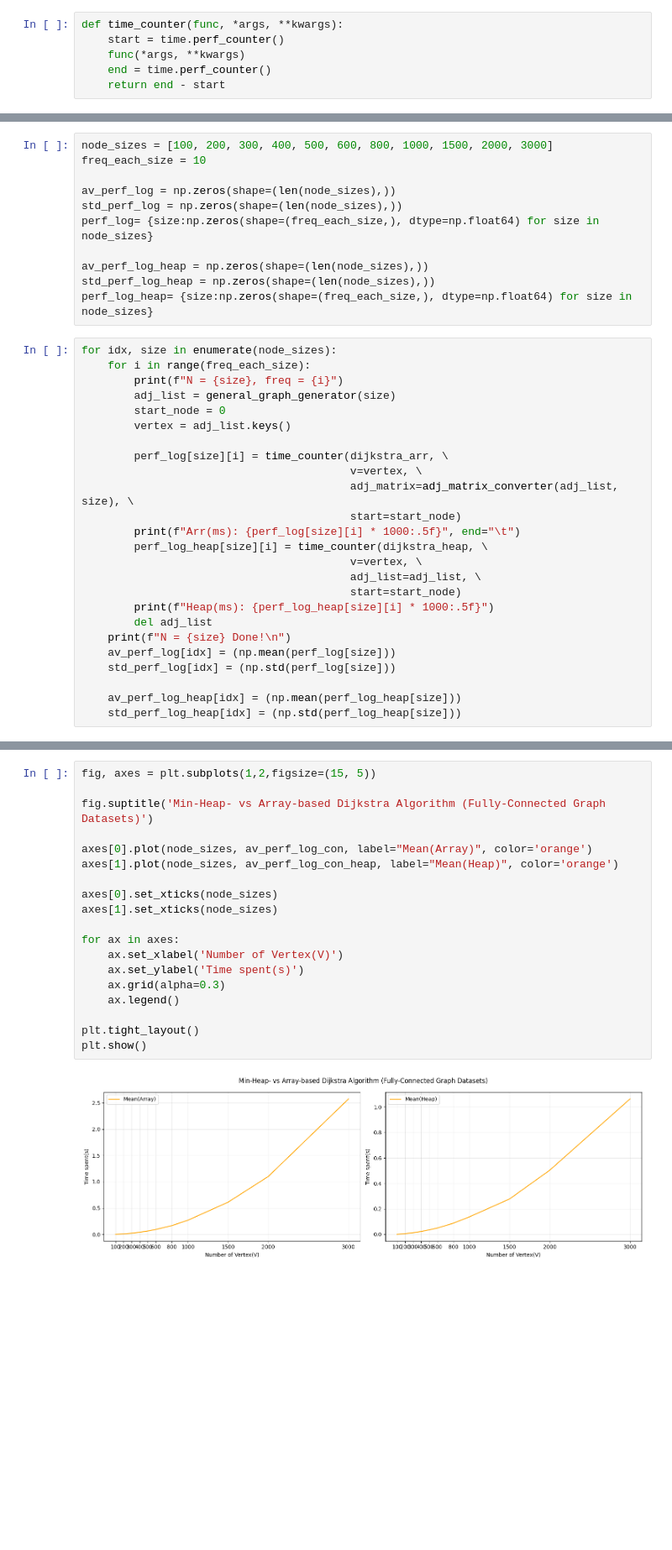
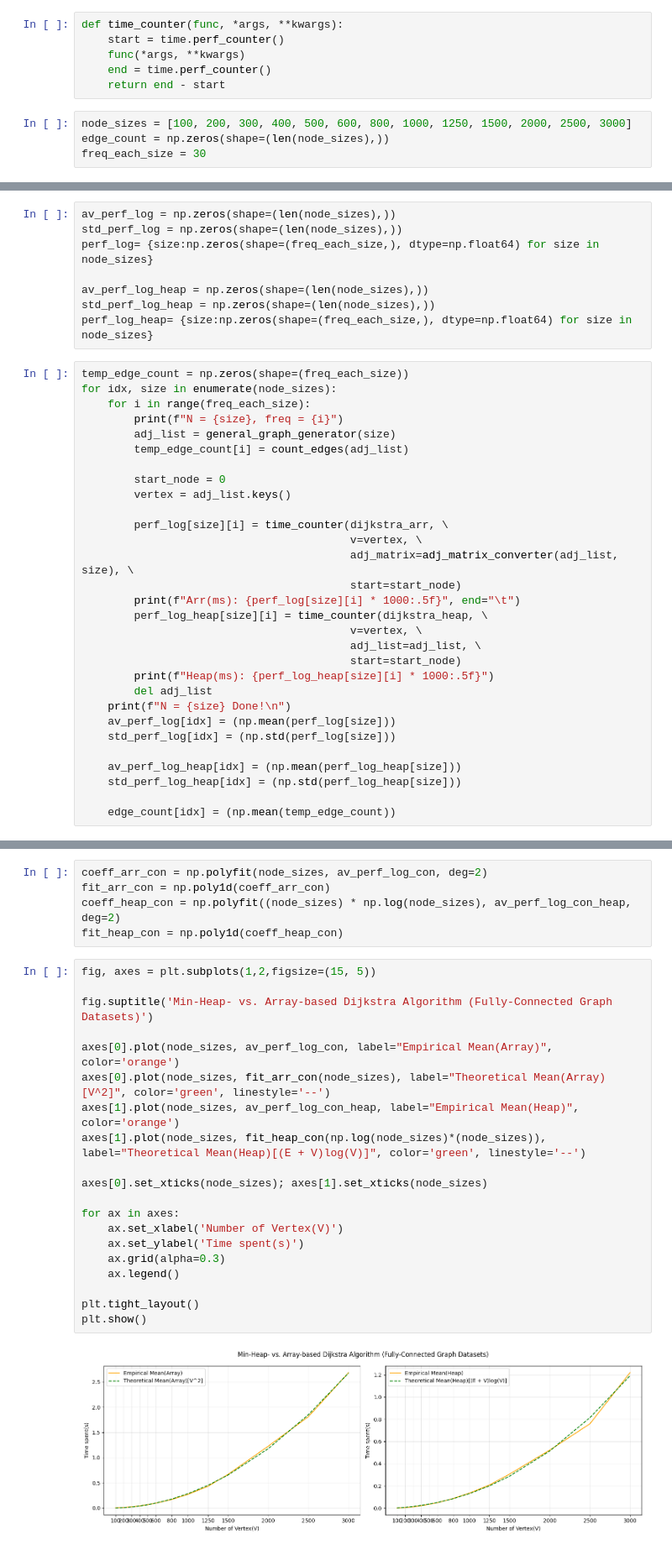
Before and after one commit to ebenl08/SC2001-SCSA-G4, a Jupyter notebook: lab2/sc2001_l2.ipynb, the cells around one changed output, grey strips where cells are left out. Shown at 84% size. Drawn from its saved outputs; the diff is of its cells as text; blank space fills up the shorter version.

```diff
--- a/lab2/sc2001_l2.ipynb
+++ b/lab2/sc2001_l2.ipynb
@@ -135,3 +135,7 @@ def time_counter(func, *args, **kwargs):
     func(*args, **kwargs)
     end = time.perf_counter()
     return end - start
+# %%
+node_sizes = [100, 200, 300, 400, 500, 600, 800, 1000, 1250, 1500, 2000, 2500, 3000]
+edge_count = np.zeros(shape=(len(node_sizes),))
+freq_each_size = 30
@@ -138,7 +149,4 @@ def time_counter(func, *args, **kwargs):
 # %%
-node_sizes = [100, 200, 300, 400, 500, 600, 800, 1000, 1500, 2000, 3000]
-freq_each_size = 10
-
 av_perf_log = np.zeros(shape=(len(node_sizes),))
 std_perf_log = np.zeros(shape=(len(node_sizes),))
 perf_log= {size:np.zeros(shape=(freq_each_size,), dtype=np.float64) for size in node_sizes}
@@ -147,10 +155,13 @@ av_perf_log_heap = np.zeros(shape=(len(node_sizes),))
 std_perf_log_heap = np.zeros(shape=(len(node_sizes),))
 perf_log_heap= {size:np.zeros(shape=(freq_each_size,), dtype=np.float64) for size in node_sizes}
 # %%
+temp_edge_count = np.zeros(shape=(freq_each_size))
 for idx, size in enumerate(node_sizes):
     for i in range(freq_each_size):
         print(f"N = {size}, freq = {i}")
         adj_list = general_graph_generator(size)
+        temp_edge_count[i] = count_edges(adj_list)
+
         start_node = 0
         vertex = adj_list.keys()
 
@@ -171,5 +182,7 @@ for idx, size in enumerate(node_sizes):
 
     av_perf_log_heap[idx] = (np.mean(perf_log_heap[size]))
     std_perf_log_heap[idx] = (np.std(perf_log_heap[size]))
+
+    edge_count[idx] = (np.mean(temp_edge_count))
 # %% [output]
 N = 100, freq = 0
@@ -297,24 +306,30 @@ array([2.33805000e-03, 9.76564000e-03, 2.23660700e-02, 4.09780900e-02,
+# %%
+coeff_arr_con = np.polyfit(node_sizes, av_perf_log_con, deg=2)
+fit_arr_con = np.poly1d(coeff_arr_con)
+coeff_heap_con = np.polyfit((node_sizes) * np.log(node_sizes), av_perf_log_con_heap, deg=2)
+fit_heap_con = np.poly1d(coeff_heap_con)
 # %%
 fig, axes = plt.subplots(1,2,figsize=(15, 5))
 
-fig.suptitle('Min-Heap- vs Array-based Dijkstra Algorithm (Fully-Connected Graph Datasets)')
+fig.suptitle('Min-Heap- vs. Array-based Dijkstra Algorithm (Fully-Connected Graph Datasets)')
 
-axes[0].plot(node_sizes, av_perf_log_con, label="Mean(Array)", color='orange')
-axes[1].plot(node_sizes, av_perf_log_con_heap, label="Mean(Heap)", color='orange')
+axes[0].plot(node_sizes, av_perf_log_con, label="Empirical Mean(Array)", color='orange')
+axes[0].plot(node_sizes, fit_arr_con(node_sizes), label="Theoretical Mean(Array)[V^2]", color='green', linestyle='--')
+axes[1].plot(node_sizes, av_perf_log_con_heap, label="Empirical Mean(Heap)", color='orange')
+axes[1].plot(node_sizes, fit_heap_con(np.log(node_sizes)*(node_sizes)), label="Theoretical Mean(Heap)[(E + V)log(V)]", color='green', linestyle='--')
 
-axes[0].set_xticks(node_sizes)
-axes[1].set_xticks(node_sizes)
+axes[0].set_xticks(node_sizes); axes[1].set_xticks(node_sizes)
 
 for ax in axes:
     ax.set_xlabel('Number of Vertex(V)')
     ax.set_ylabel('Time spent(s)')
     ax.grid(alpha=0.3)
     ax.legend()
 
 plt.tight_layout()
 plt.show()
 # %% [output]
-[figure, old version]
+[figure, new version]
 # %%
 fig, axes = plt.subplots(1,2,figsize=(15, 5))
 
```
Also changed, not shown: parts of 9 cells of this notebook, 2 other files.
